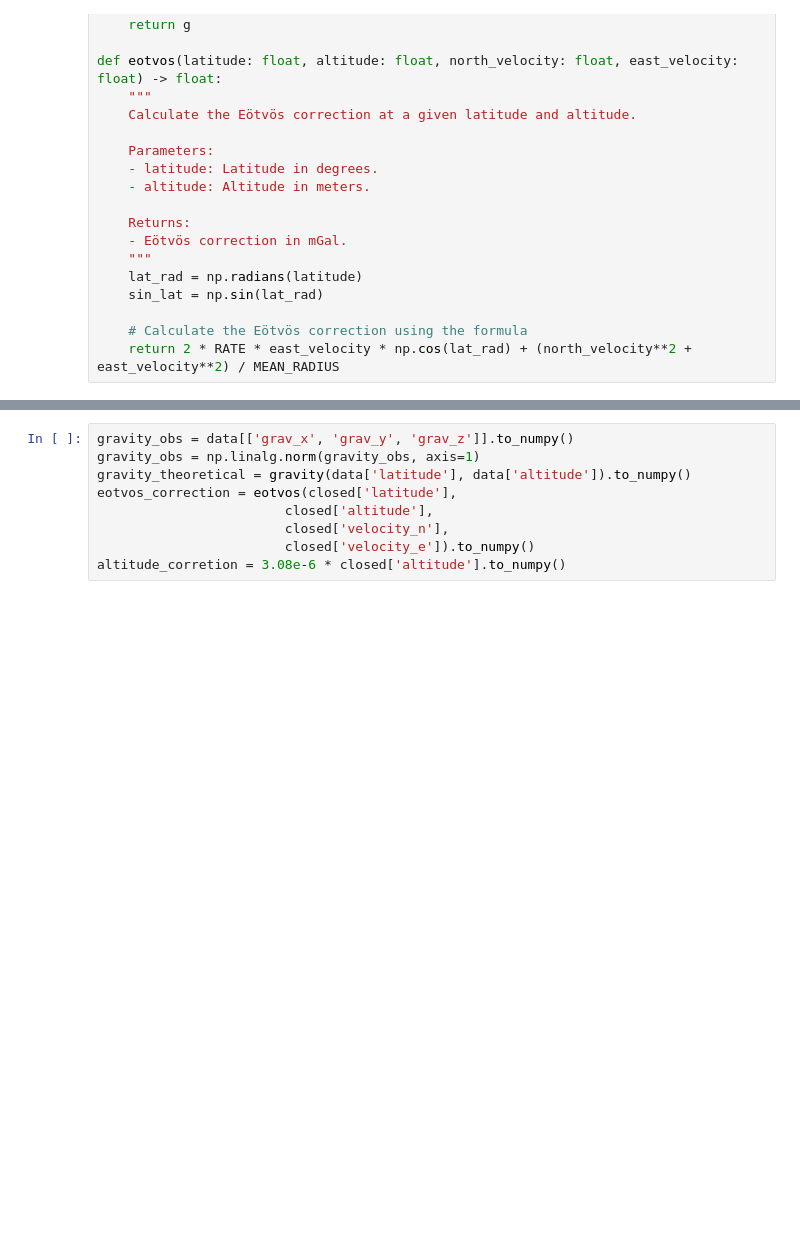
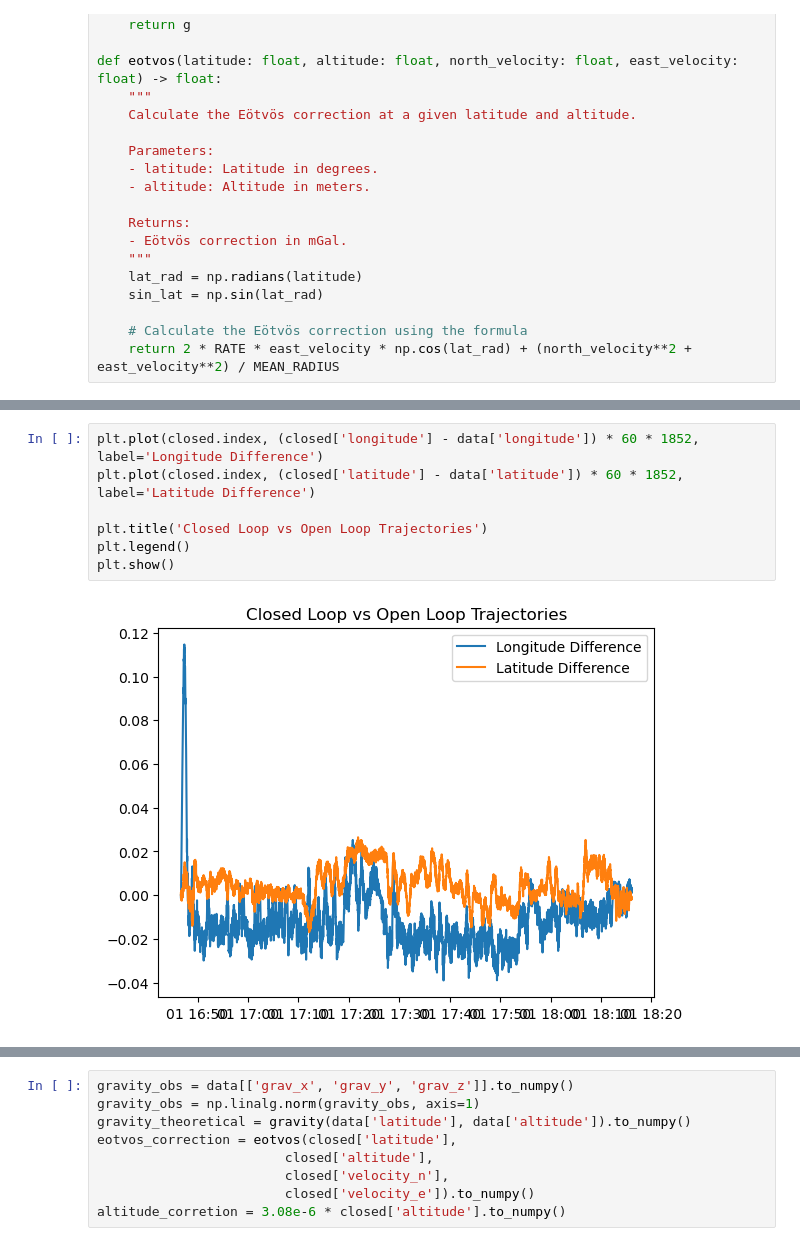
Before and after one commit to jbrodovsky/strapdown-rs, a Jupyter notebook: notes.ipynb, the cells around one changed output, grey strips where cells are left out. Saved outputs shown, nothing was run; the diff lists cells and outputs as text; blank space fills up the shorter version.

```diff
--- a/notes.ipynb
+++ b/notes.ipynb
@@ -71,0 +93,9 @@ closed = pd.read_csv('core/closed_loop.csv', index_col=0, parse_dates=True)
+# %%
+plt.plot(closed.index, (closed['longitude'] - data['longitude']) * 60 * 1852, label='Longitude Difference')
+plt.plot(closed.index, (closed['latitude'] - data['latitude']) * 60 * 1852, label='Latitude Difference')
+
+plt.title('Closed Loop vs Open Loop Trajectories')
+plt.legend()
+plt.show()
+# %% [output]
+[figure, added]
```
Also changed, not shown: parts of 10 cells of this notebook, 3 other files.
